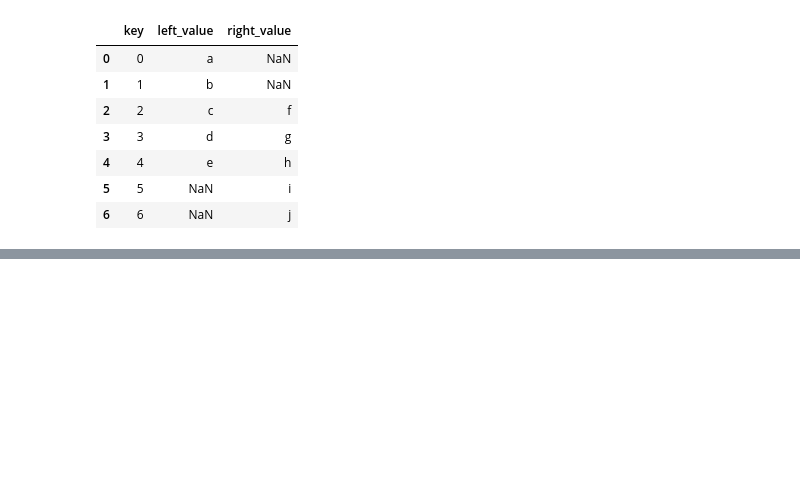
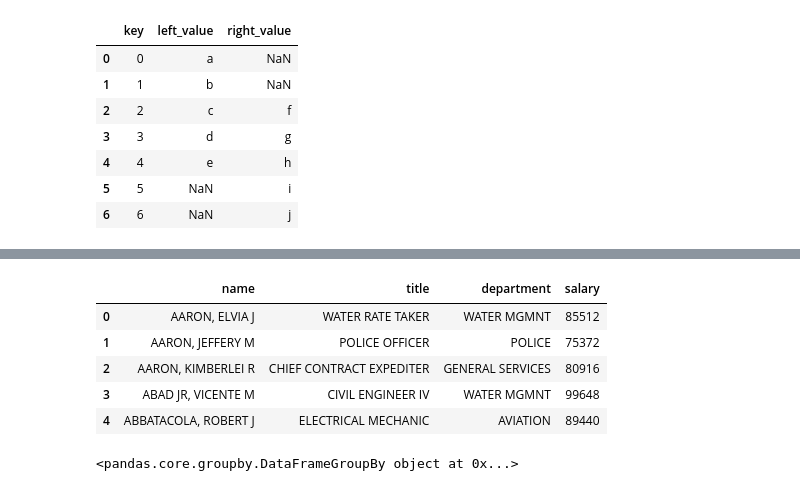
Before and after one commit to nvempala/Pandas_Tutorials_Greg_Reda, a Jupyter notebook: Pandas-Tutorial2-Greg-Reda.ipynb, the cells around one changed output, grey strips where cells are left out. Cells and saved outputs as stored; diff of their text form; code cells hidden in the pictures; blank space fills up the shorter version.

```diff
--- a/Pandas-Tutorial2-Greg-Reda.ipynb
+++ b/Pandas-Tutorial2-Greg-Reda.ipynb
@@ -303,0 +338,19 @@ pd.merge(left_frame, right_frame, on='key', how='outer')
+# %%
+# Using converters parameter to replace dollar sign with an empty string. Now, python will not read it as a string.
+headers = ['name', 'title', 'department', 'salary']
+chicago = pd.read_csv('city-of-chicago-salaries.csv', header=0, names=headers,
+                      converters={'salary': lambda x: float(x.replace('$', ''))})
+chicago.head()
+# %% [output]
+|  | name | title | department | salary |
+| 0 | AARON, ELVIA J | WATER RATE TAKER | WATER MGMNT | 85512 |
+| 1 | AARON, JEFFERY M | POLICE OFFICER | POLICE | 75372 |
+| 2 | AARON, KIMBERLEI R | CHIEF CONTRACT EXPEDITER | GENERAL SERVICES | 80916 |
+| 3 | ABAD JR, VICENTE M | CIVIL ENGINEER IV | WATER MGMNT | 99648 |
+| 4 | ABBATACOLA, ROBERT J | ELECTRICAL MECHANIC | AVIATION | 89440 |
+# %%
+# Pandas groupby returns a DataFrameGroupBy object
+by_dept = chicago.groupby('department')
+by_dept
+# %% [output]
+<pandas.core.groupby.DataFrameGroupBy object at 0x...>
```
Also changed, not shown: parts of 9 cells of this notebook.
